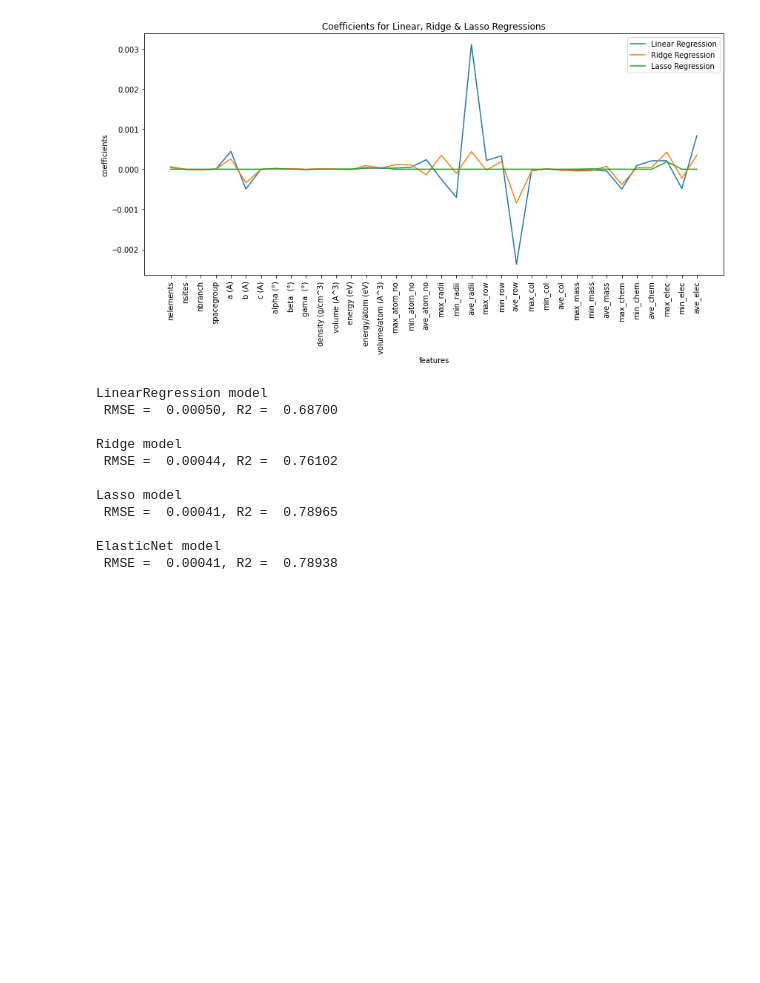
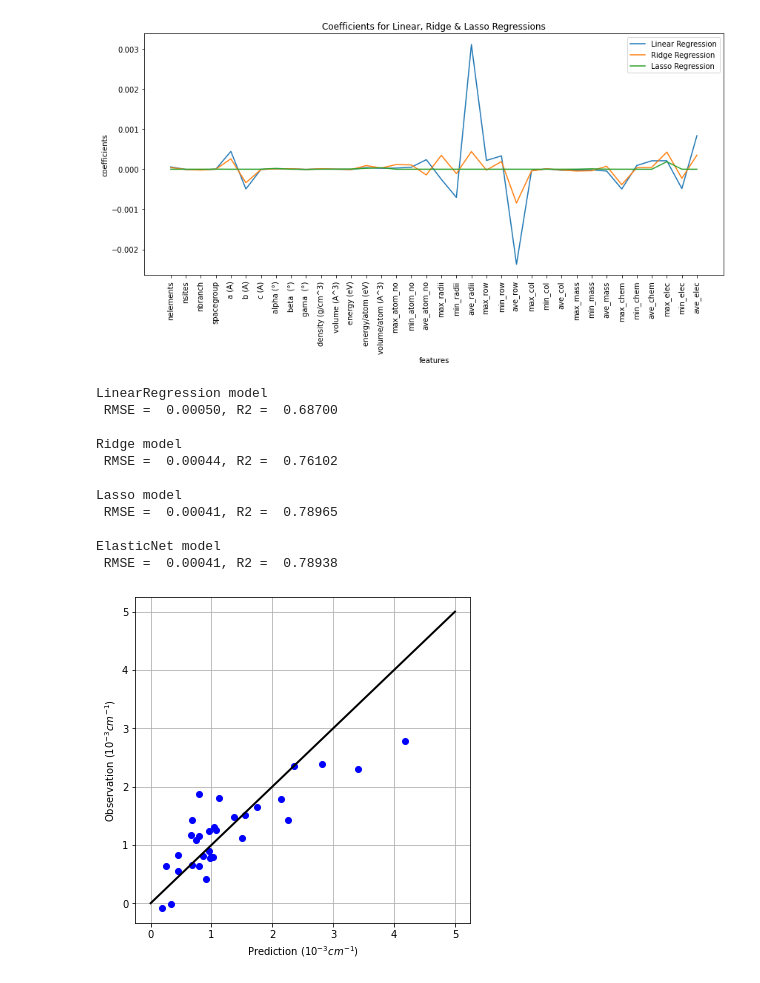
Before and after one commit to Lab-Brat/Materials_Informatics_Experiments, a Jupyter notebook: linear_regression/ex2_thermal_conductivity_prediction/kappa.ipynb, the cells around one changed output. Cells and saved outputs as stored; diff of their text form; code cells hidden in the pictures; blank space fills up the shorter version.

```diff
--- a/linear_regression/ex2_thermal_conductivity_prediction/kappa.ipynb
+++ b/linear_regression/ex2_thermal_conductivity_prediction/kappa.ipynb
@@ -170,3 +175,7 @@ Lasso model
 
 ElasticNet model
  RMSE =  0.00041, R2 =  0.78938
+# %%
+plot_comp(y_test, y_pred_en)
+# %% [output]
+[figure, added]
```
Also changed, not shown: parts of 2 cells of this notebook.
